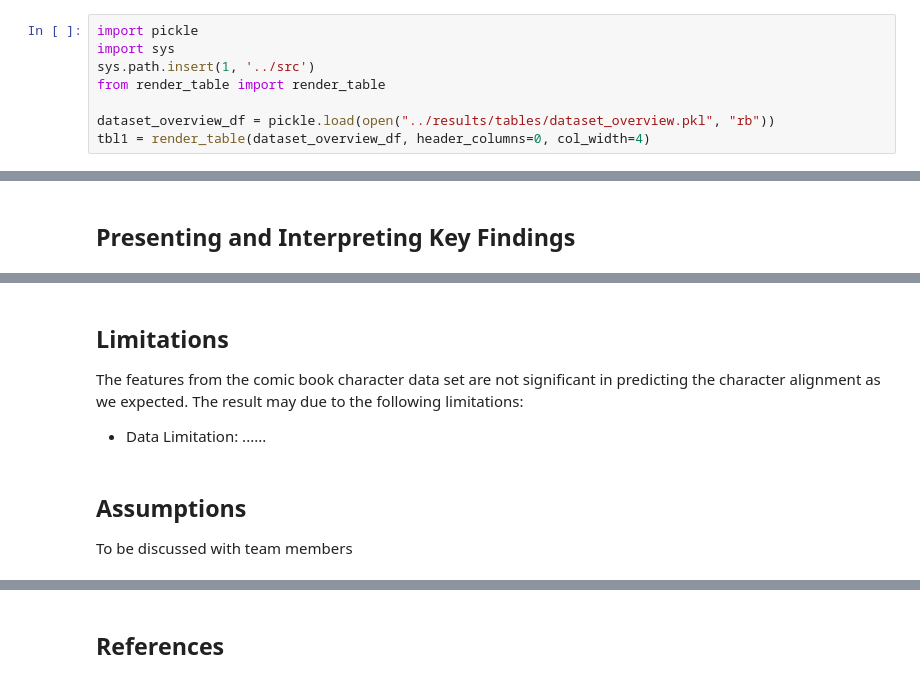
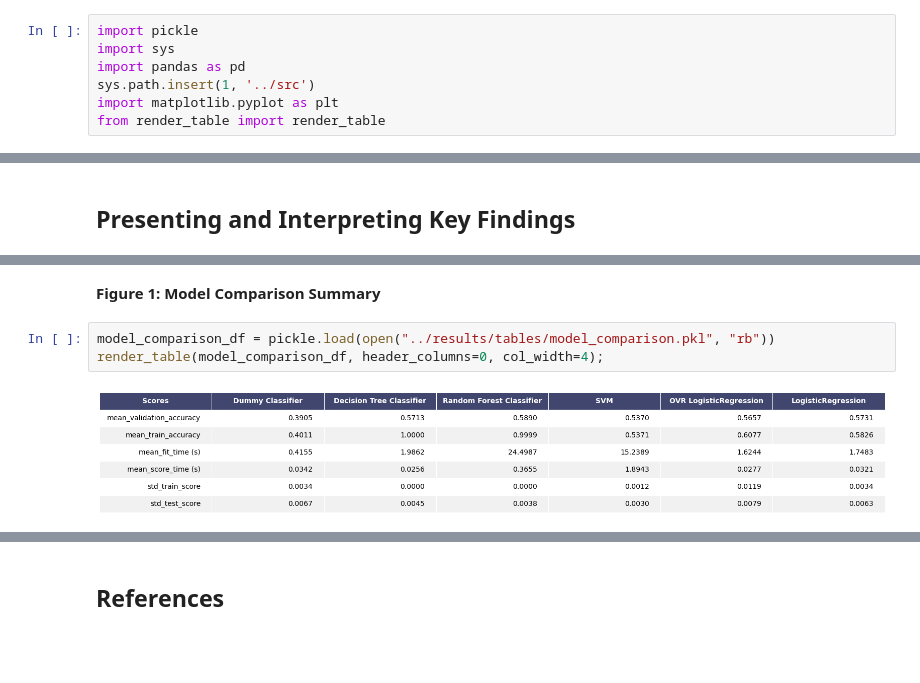
Before and after one commit to UBC-MDS/Workflows_showcase, a Jupyter notebook: report/summary_report.ipynb, the cells around one changed output, grey strips where cells are left out. Cells and saved outputs as stored; diff of their text form; blank space fills up the shorter version.

```diff
--- a/report/summary_report.ipynb
+++ b/report/summary_report.ipynb
@@ -1,8 +1,7 @@
 # %%
 import pickle
 import sys
+import pandas as pd
 sys.path.insert(1, '../src')
+import matplotlib.pyplot as plt
 from render_table import render_table
-
-dataset_overview_df = pickle.load(open("../results/tables/dataset_overview.pkl", "rb"))
-tbl1 = render_table(dataset_overview_df, header_columns=0, col_width=4)
@@ -67,9 +63,7 @@ Follow up item: we tried imputting missing values as missing but this kept causi
-# %% [markdown]
-## Limitations
-
-The features from the comic book character data set are not significant in predicting the character alignment as we expected. The result may due to the following limitations:
-- Data Limitation:
-......
-# %% [markdown]
-## Assumptions
-To be discussed with team members
+# %% [markdown]
+**Figure 1: Model Comparison Summary**
+# %%
+model_comparison_df = pickle.load(open("../results/tables/model_comparison.pkl", "rb"))
+render_table(model_comparison_df, header_columns=0, col_width=4);
+# %% [output]
+[figure, added]
```
Also changed, not shown: parts of 12 cells of this notebook, 2 other files.
